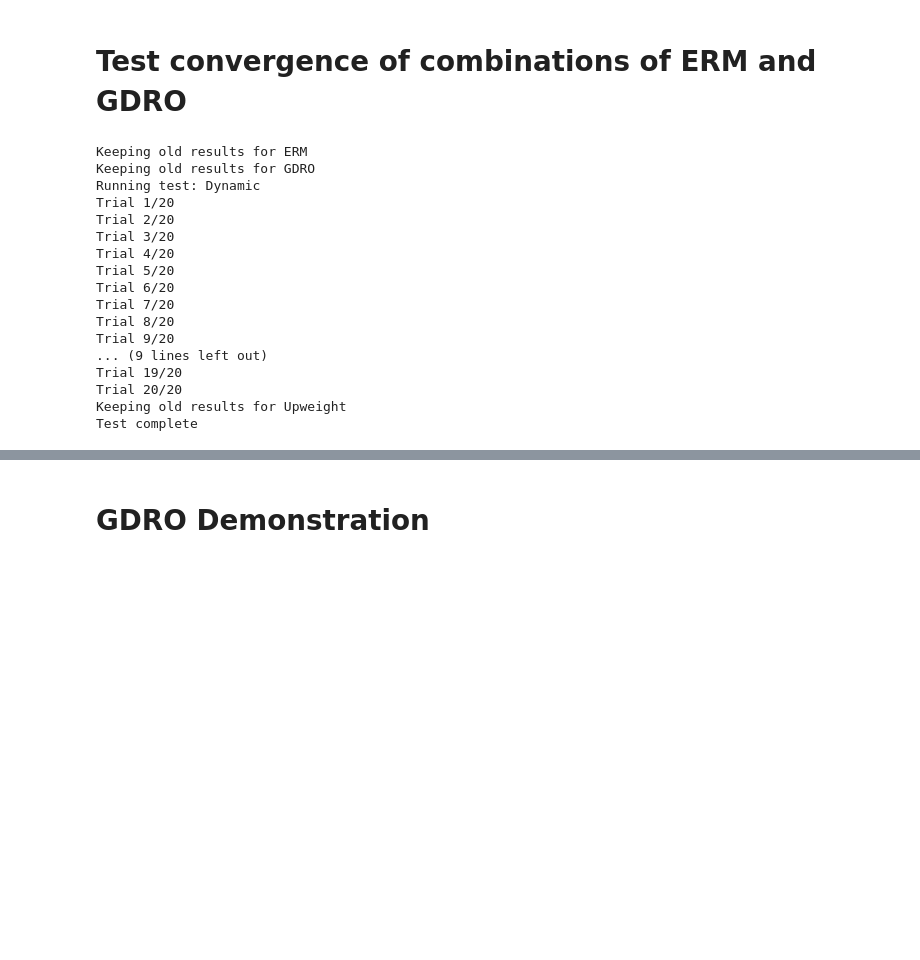
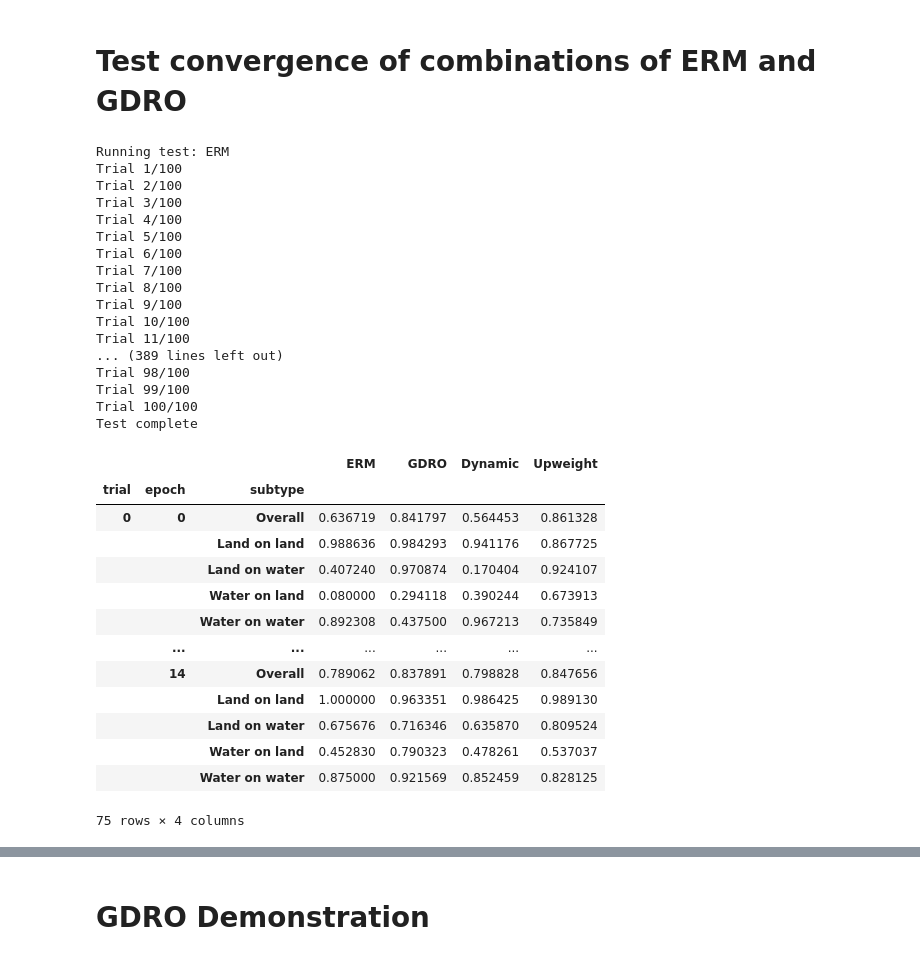
Before and after one commit to mtzig/LIDC_GDRO, a Jupyter notebook: notebooks/run_test.ipynb, the cells around one changed output, grey strips where cells are left out. Drawn from its saved outputs; the diff is of its cells as text; code cells hidden in the pictures; blank space fills up the shorter version.

```diff
--- a/notebooks/run_test.ipynb
+++ b/notebooks/run_test.ipynb
@@ -300,29 +300,46 @@ for a in range(len(test_algorithms)):
                     loss_fn.t = float(algorithm[3:])  # ex. algorithm == "Mix0.5" => t = 0.5
 
                 train.train(train_dataloader, model, loss_fn, optimizer)
-                sensitivities = train.test(test_dataloader, model)
+                sensitivities = train.test(test_dataloader, model, num_subclasses=4)
 
                 for i in range(len(subtypes)):
                     results[algorithm][n * epochs * len(subtypes) + epoch * len(subtypes) + i] = sensitivities[i]
 
 print("Test complete")
 # %% [output]
-Keeping old results for ERM
-Keeping old results for GDRO
-Running test: Dynamic
-Trial 1/20
-Trial 2/20
-Trial 3/20
-Trial 4/20
-Trial 5/20
-Trial 6/20
-Trial 7/20
-Trial 8/20
-Trial 9/20
-... (9 lines left out)
-Trial 19/20
-Trial 20/20
-Keeping old results for Upweight
+Running test: ERM
+Trial 1/100
+Trial 2/100
+Trial 3/100
+Trial 4/100
+Trial 5/100
+Trial 6/100
+Trial 7/100
+Trial 8/100
+Trial 9/100
+Trial 10/100
+Trial 11/100
+... (389 lines left out)
+Trial 98/100
+Trial 99/100
+Trial 100/100
 Test complete
 # %%
 results_df = pd.DataFrame(results, index=pd.MultiIndex.from_product([range(N), range(epochs), subtypes], names=["trial", "epoch", "subtype"]))
+# %%
+results_df
+# %% [output]
+|  |  |  | ERM | GDRO | Dynamic | Upweight |
+| trial | epoch | subtype |  |  |  |  |
+| 0 | 0 | Overall | 0.636719 | 0.841797 | 0.564453 | 0.861328 |
+|  |  | Land on land | 0.988636 | 0.984293 | 0.941176 | 0.867725 |
+|  |  | Land on water | 0.407240 | 0.970874 | 0.170404 | 0.924107 |
+|  |  | Water on land | 0.080000 | 0.294118 | 0.390244 | 0.673913 |
+|  |  | Water on water | 0.892308 | 0.437500 | 0.967213 | 0.735849 |
+|  | ... | ... | ... | ... | ... | ... |
+|  | 14 | Overall | 0.789062 | 0.837891 | 0.798828 | 0.847656 |
+|  |  | Land on land | 1.000000 | 0.963351 | 0.986425 | 0.989130 |
+|  |  | Land on water | 0.675676 | 0.716346 | 0.635870 | 0.809524 |
+|  |  | Water on land | 0.452830 | 0.790323 | 0.478261 | 0.537037 |
+|  |  | Water on water | 0.875000 | 0.921569 | 0.852459 | 0.828125 |
+75 rows × 4 columns
```
Also changed, not shown: parts of 11 cells of this notebook, 1 other file.
